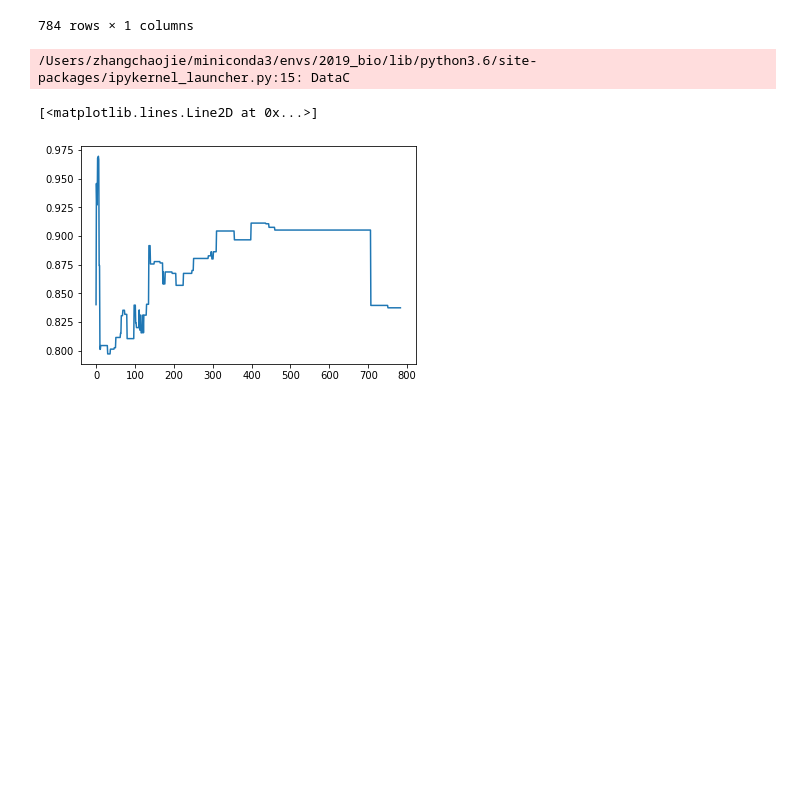
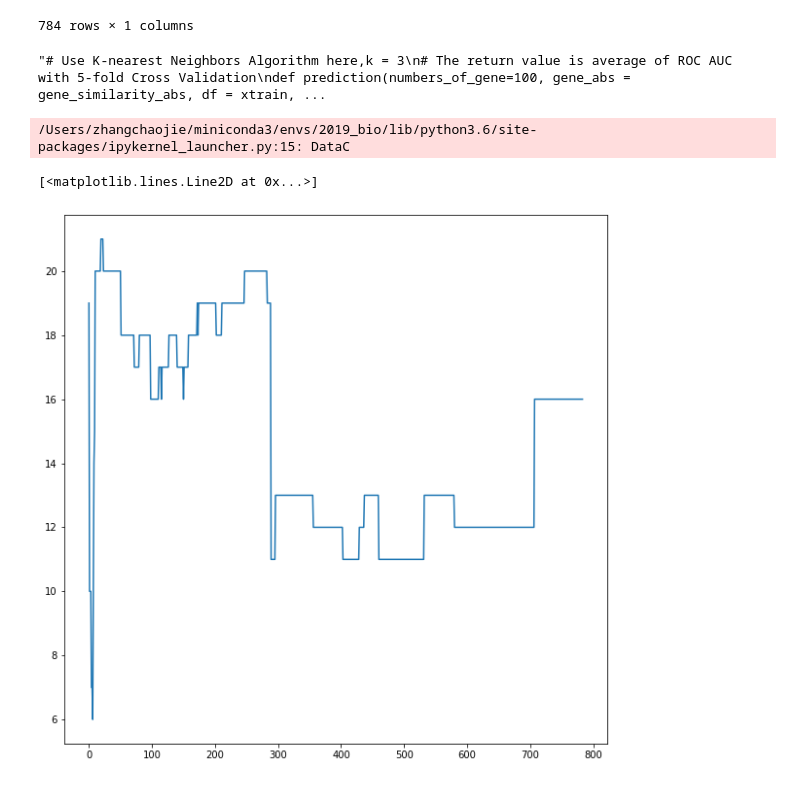
Before and after one commit to ChaojieZhang-cz/BuffyCoatTranscriptome, a Jupyter notebook: Project2_2.ipynb, the cells around one changed output. Saved outputs shown, nothing was run; the diff lists cells and outputs as text; code cells hidden in the pictures; blank space fills up the shorter version.

```diff
--- a/Project2_2.ipynb
+++ b/Project2_2.ipynb
@@ -189,5 +191,5 @@ def Cross_Validation(df = xtrain):
 # %%
-# Use K-nearest Neighbors Algorithm here,k = 3
+'''# Use K-nearest Neighbors Algorithm here,k = 3
 # The return value is average of ROC AUC with 5-fold Cross Validation
 def prediction(numbers_of_gene=100, gene_abs = gene_similarity_abs, df = xtrain, y = ytrain):
     target_gene = gene_abs.iloc[:numbers_of_gene].index.tolist()
@@ -213,18 +215,51 @@ def prediction(numbers_of_gene=100, gene_abs = gene_similarity_abs, df = xtrain,
         roc_auc = auc(fpr, tpr)
         roc_auc_list.append(roc_auc)
     roc_auc_average = np.array(roc_auc_list).mean(axis=0)
-    return roc_auc_average
+    return roc_auc_average'''
+# %% [output]
+"# Use K-nearest Neighbors Algorithm here,k = 3\n# The return value is average of ROC AUC with 5-fold Cross Validation\ndef prediction(numbers_of_gene=100, gene_abs = gene_similarity_abs, df = xtrain, ...
+# %%
+# Use K-nearest Neighbors Algorithm here,k = 5
+# The return value is total error with 5-fold Cross Validation
+def prediction(numbers_of_gene=100, gene_abs = gene_similarity_abs, df = xtrain, y = ytrain):
+    target_gene = gene_abs.iloc[:numbers_of_gene].index.tolist()
+    df = df[target_gene]
+    clf = KNeighborsClassifier(n_neighbors=5)
+    train_set_list, validation_set_list = Cross_Validation(df)
+
+    total_error_ = []
+    for i in range(len(train_set_list)):
+        train = train_set_list[i]
+        test = validation_set_list[i]
+        y_train = ADS1_GR_index.loc[train.index].values
+        y_test = ADS1_GR_index.loc[test.index].values
+        clf.fit(train, y_train)
+        y_score = clf.predict_proba(test)[:,1]
+        y_test = [0 if x == 'ADS1' else x for x in y_test]
+        y_test = [1 if x == 'GR' else x for x in y_test]
+        pred = clf.predict(test).tolist()
+        pred = [0 if x == 'ADS1' else x for x in pred]
+        pred = [1 if x == 'GR' else x for x in pred]
+        error = 0
+        for i in range(len(pred)):
+            if y_test[i] != pred[i]:
+                error += 1
+        total_error_.append(error)
+    total_error = np.sum(total_error_)
+    return total_error
 # %%
 #Try different numbers of genes
-roc_auc_list = []
+total_error_list = []
 for number in range(1,785):
-    roc_auc = prediction(numbers_of_gene = number)
-    roc_auc_list.append(roc_auc)
+    total_error = prediction(numbers_of_gene = number)
+    total_error_list.append(total_error)
 # %% [output]
 /Users/zhangchaojie/miniconda3/envs/2019_bio/lib/python3.6/site-packages/ipykernel_launcher.py:15: DataC
-# %%
-plt.plot(roc_auc_list)
-# %% [output]
-[<matplotlib.lines.Line2D at 0x...>]
-[figure, removed]
+# %%
+p1 = total_error_list
+fig = plt.figure(figsize=(10, 10))
+plt.plot(p1)
+# %% [output]
+[<matplotlib.lines.Line2D at 0x...>]
+[figure, added]
 # %%
```
Also changed, not shown: parts of 3 cells of this notebook.
